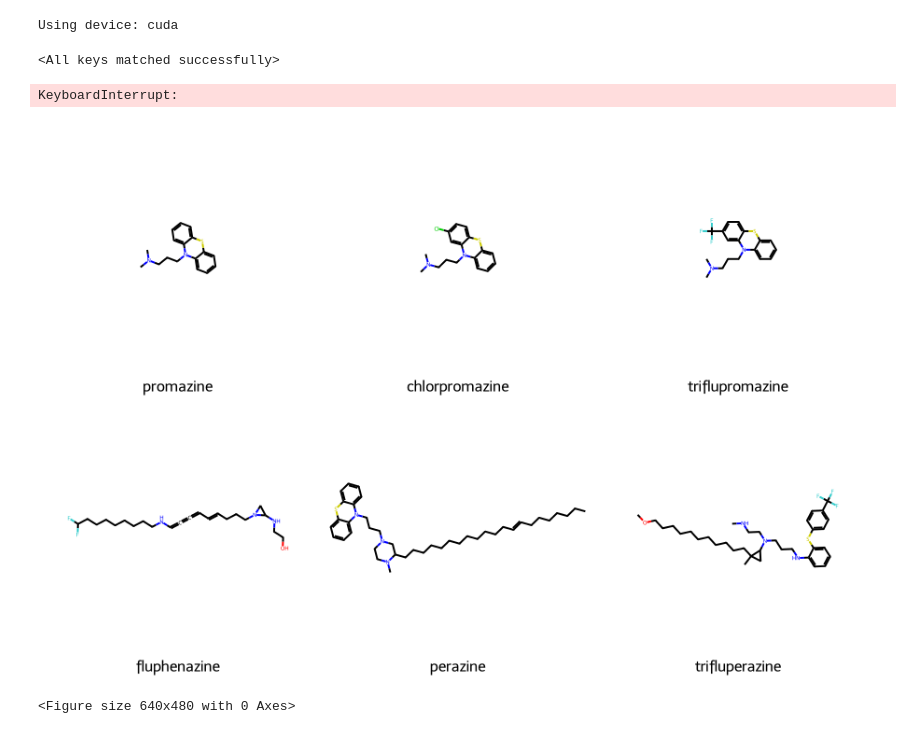
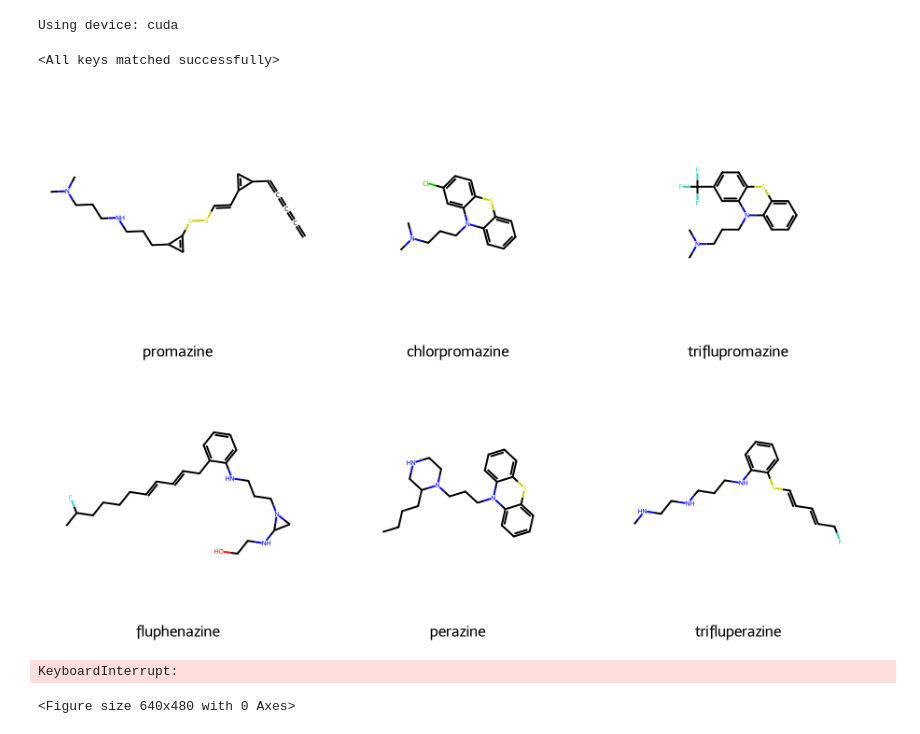
Before and after one commit to asiomchen/mldd23_project1, a Jupyter notebook: latent_space_playground.ipynb, the cells around one changed output. Drawn from its saved outputs; the diff is of its cells as text; code cells hidden in the pictures.

```diff
--- a/latent_space_playground.ipynb
+++ b/latent_space_playground.ipynb
@@ -1,31 +0,0 @@
-# %%
-from src.gru.generator import EncoderDecoderV3
-import torch
-import matplotlib.pyplot as plt
-import pandas as pd
-from gru_pca import encode, transform, read_data
-from sklearn.decomposition import PCA
-
-model_path = ('models/GRUv3_czosnek/epoch_60.pt')
-model_name = model_path.split('/')[1]
-epoch = model_path.split('_')[-1].split('.')[0]
-device = torch.device('cuda' if torch.cuda.is_available() else 'cpu')
-print(f'Using device: {device}')
-
-model = EncoderDecoderV3(fp_size=4860,
-                         encoding_size=32,
-                         hidden_size=512,
-                         num_layers=3,
-                         output_size=42,
-                         dropout=0,
-                         teacher_ratio = 0.0,
-                         random_seed=42).to(device)
-model.load_state_dict(torch.load(model_path, map_location=device))
-# %% [output]
-Using device: cuda
-<All keys matched successfully>
-# %%
-df = pd.read_parquet('data/train_data/combined_dataset.parquet').sample(100000)
-mus, _ = encode(df, model, device)
-# %% [output]
-KeyboardInterrupt:
@@ -38,3 +1,29 @@ d2_results = transform(d2_encoded[0], pca)
+# %%
+from src.gru.generator import EncoderDecoderV3
+import torch
+import matplotlib.pyplot as plt
+import pandas as pd
+from gru_pca import encode, transform, read_data
+from sklearn.decomposition import PCA
+
+model_path = ('models/GRUv3_czosnek/epoch_100.pt')
+model_name = model_path.split('/')[1]
+epoch = model_path.split('_')[-1].split('.')[0]
+device = torch.device('cuda' if torch.cuda.is_available() else 'cpu')
+print(f'Using device: {device}')
+
+model = EncoderDecoderV3(fp_size=4860,
+                         encoding_size=32,
+                         hidden_size=512,
+                         num_layers=3,
+                         output_size=42,
+                         dropout=0,
+                         teacher_ratio = 0.0,
+                         random_seed=42).to(device)
+model.load_state_dict(torch.load(model_path, map_location=device))
+# %% [output]
+Using device: cuda
+<All keys matched successfully>
 # %%
 import rdkit.Chem as Chem
 from src.utils.vectorizer import SELFIESVectorizer
@@ -82,12 +68,16 @@ out = [(x, y, name) for (x, y), name in zip(out, molecule_names)]
 # %%
 import selfies as sf
 
 preds, _ = model(fp_encoded, None, encode_first=False, )
 preds = preds.detach().cpu().numpy()
 preds = [vectorizer.devectorize(pred, remove_special=True) for pred in preds]
 preds = [sf.decoder(x) for x in preds]
 preds = [Chem.MolFromSmiles(pred) for pred in preds]
-img = Chem.Draw.MolsToGridImage(preds, molsPerRow=3, subImgSize=(300, 300), legends=molecule_names)
-img
+Chem.Draw.MolsToGridImage(preds, molsPerRow=3, subImgSize=(300, 300), legends=molecule_names)
 # %% [output]
-[figure, old version]
+[figure, new version]
+# %%
+df = pd.read_parquet('data/train_data/combined_dataset.parquet').sample(100000)
+mus, _ = encode(df, model, device)
+# %% [output]
+KeyboardInterrupt:
```
Also changed, not shown: parts of 4 cells of this notebook.
